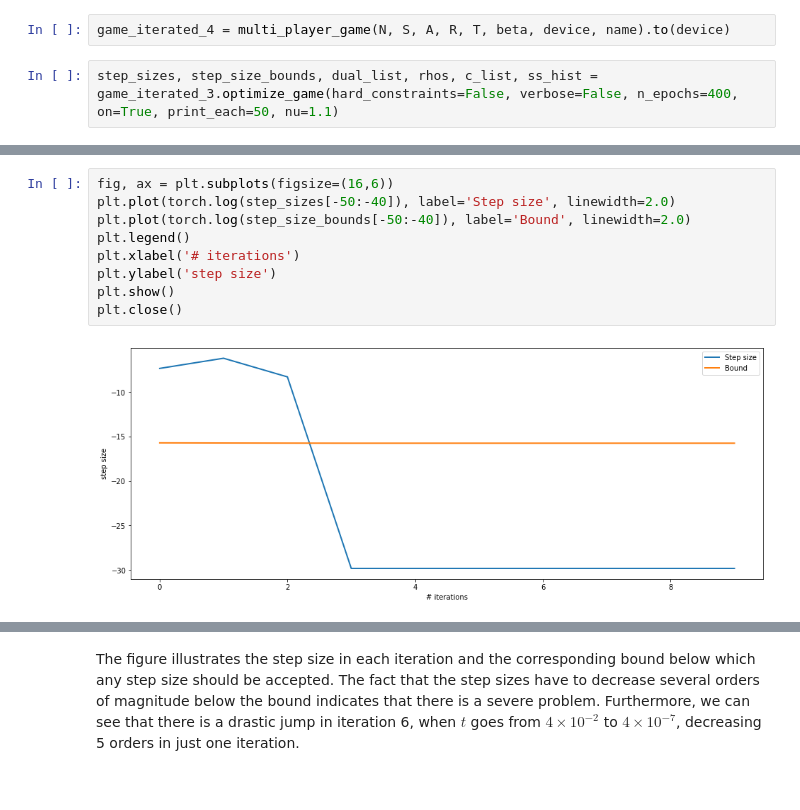
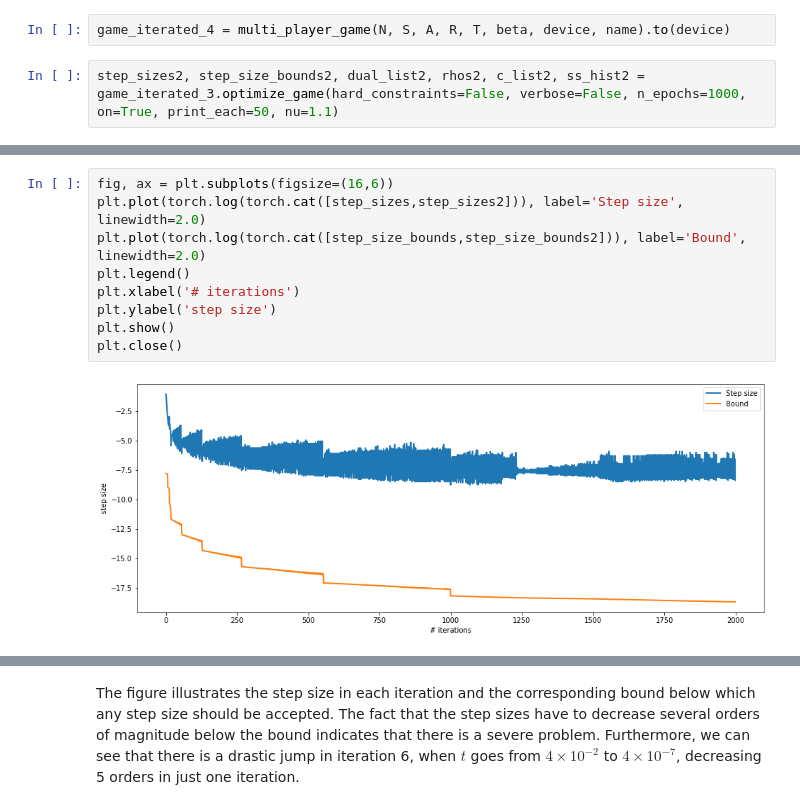
Before and after one commit to tarod13/Stochastic_Games, a Jupyter notebook: stochastic_games_herkovitz_v2.ipynb, the cells around one changed output, grey strips where cells are left out. Drawn from its saved outputs; the diff is of its cells as text.

```diff
--- a/stochastic_games_herkovitz_v2.ipynb
+++ b/stochastic_games_herkovitz_v2.ipynb
@@ -1429,5 +1426,5 @@ RuntimeError: ignored
 # %%
 game_iterated_4 = multi_player_game(N, S, A, R, T, beta, device, name).to(device)
 # %%
-step_sizes, step_size_bounds, dual_list, rhos, c_list, ss_hist = game_iterated_3.optimize_game(hard_constraints=False, verbose=False, n_epochs=400, on=True, print_each=50, nu=1.1)
+step_sizes2, step_size_bounds2, dual_list2, rhos2, c_list2, ss_hist2 = game_iterated_3.optimize_game(hard_constraints=False, verbose=False, n_epochs=1000, on=True, print_each=50, nu=1.1)
 # %% [output]
@@ -1451,14 +1448,14 @@ Game 0 saved succesfully
 # %%
 fig, ax = plt.subplots(figsize=(16,6))
-plt.plot(torch.log(step_sizes[-50:-40]), label='Step size', linewidth=2.0)
-plt.plot(torch.log(step_size_bounds[-50:-40]), label='Bound', linewidth=2.0)
+plt.plot(torch.log(torch.cat([step_sizes,step_sizes2])), label='Step size', linewidth=2.0)
+plt.plot(torch.log(torch.cat([step_size_bounds,step_size_bounds2])), label='Bound', linewidth=2.0)
 plt.legend()
 plt.xlabel('# iterations')
 plt.ylabel('step size')
 plt.show()
 plt.close()
 # %% [output]
-[figure, old version]
+[figure, new version]
 # %%
 for pname, p in game_iterated_3.named_parameters():
   print(pname, p)
```
Also changed, not shown: parts of 4 cells of this notebook.
